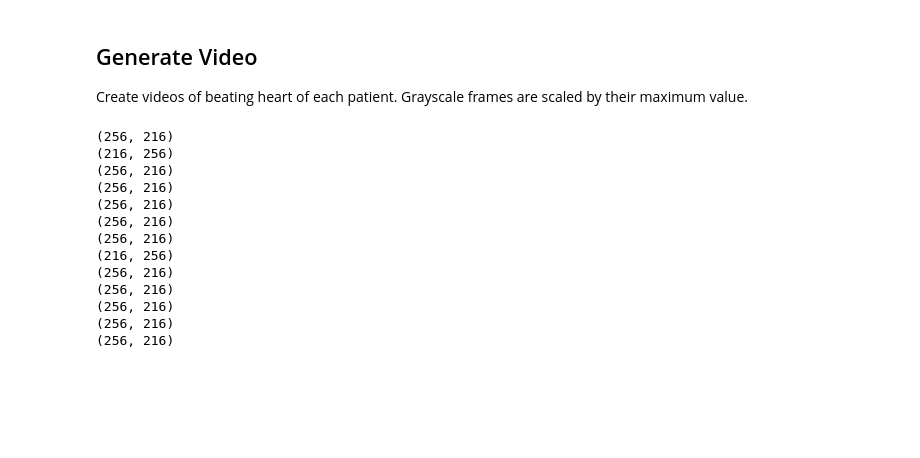
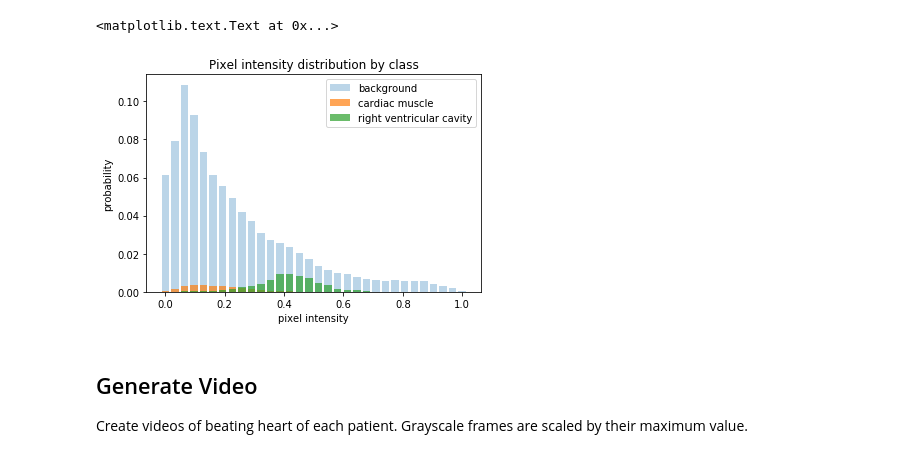
Before and after one commit to chuckyee/cardiac-segmentation, a Jupyter notebook: notebooks/Cardiac MRI Data Exploration.ipynb, the cells around one changed output. Drawn from its saved outputs; the diff is of its cells as text; code cells hidden in the pictures; blank space fills up the shorter version.

```diff
--- a/notebooks/Cardiac MRI Data Exploration.ipynb
+++ b/notebooks/Cardiac MRI Data Exploration.ipynb
@@ -100,3 +37,53 @@ plt.plot(outer[0], outer[1])
+# %%
+from collections import Counter
+
+glob_search = "/home/paperspace/Developer/datasets/RVSC/TrainingSet/patient*"
+datadirs = glob.glob(glob_search)
+
+counter_background = Counter()
+counter_muscle = Counter()
+counter_cavity = Counter()
+for datadir in datadirs:
+    p = patient.PatientData(datadir)
+    for image, endo_mask, epi_mask in zip(p.images, p.endocardium_masks, p.epicardium_masks):
+        endo_bmask = endo_mask // 255
+        epi_bmask = epi_mask // 255
+        background = image * (1 - epi_bmask)
+        muscle = image * (epi_bmask - endo_bmask)
+        cavity = image * endo_bmask
+        counter_background += Counter(background.flatten())
+        counter_muscle += Counter(muscle.flatten())
+        counter_cavity += Counter(cavity.flatten())
+# %%
+def rebin(counter, factor=8):
+    assert 256 % factor == 0
+    counts = np.array([counter[n] for n in range(256)])
+    return np.sum(counts.reshape((len(counts)//factor, factor)), axis=1)
+
+counter_background[0] = 0
+counter_muscle[0] = 0
+counter_cavity[0] = 0
+
+alpha = 0.7
+factor = 8
+nbins = 256//factor
+x = np.arange(nbins)/(nbins-1)
+width = 0.8/nbins
+norm = (sum(counter_background.values()) + sum(counter_muscle.values()) +
+        sum(counter_cavity.values()))
+plt.bar(x, rebin(counter_background, factor)/norm,
+        width=width, alpha=0.3, label='background')
+plt.bar(x, rebin(counter_muscle, factor)/norm,
+        width=width, alpha=alpha, label='cardiac muscle')
+plt.bar(x, rebin(counter_cavity, factor)/norm,
+        width=width, alpha=alpha, label='right ventricular cavity')
+plt.legend()
+plt.xlabel("pixel intensity")
+plt.ylabel("probability")
+plt.title("Pixel intensity distribution by class")
+# %% [output]
+<matplotlib.text.Text at 0x...>
+[figure, added]
 # %% [markdown]
 ## Generate Video
 
@@ -124,19 +90,0 @@ for i in range(1, 14):
-# %%
-for i in range(1, 14):
-    glob_expr = "patient{:02d}/*/*.dcm".format(i)
-    plan = dicom.read_file(glob.glob(glob_expr)[0])
-    print(plan.pixel_array.shape)
-# %% [output]
-(256, 216)
-(216, 256)
-(256, 216)
-(256, 216)
-(256, 216)
-(256, 216)
-(256, 216)
-(216, 256)
-(256, 216)
-(256, 216)
-(256, 216)
-(256, 216)
-(256, 216)
```
Also changed, not shown: parts of 19 cells of this notebook.
